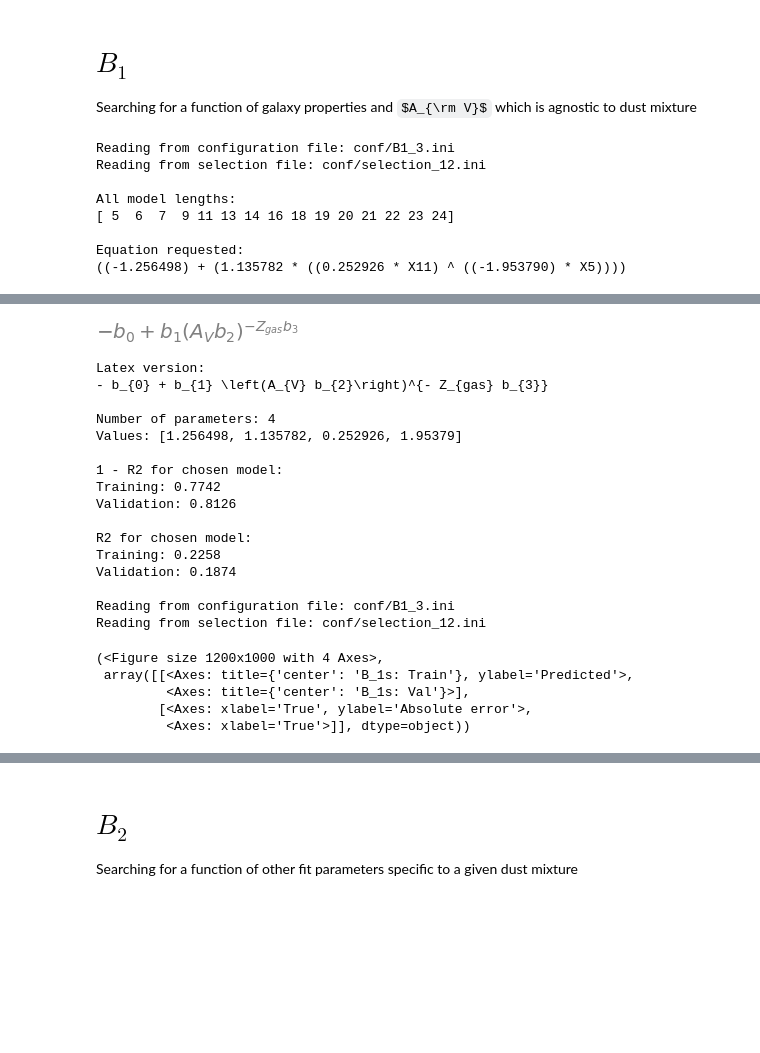
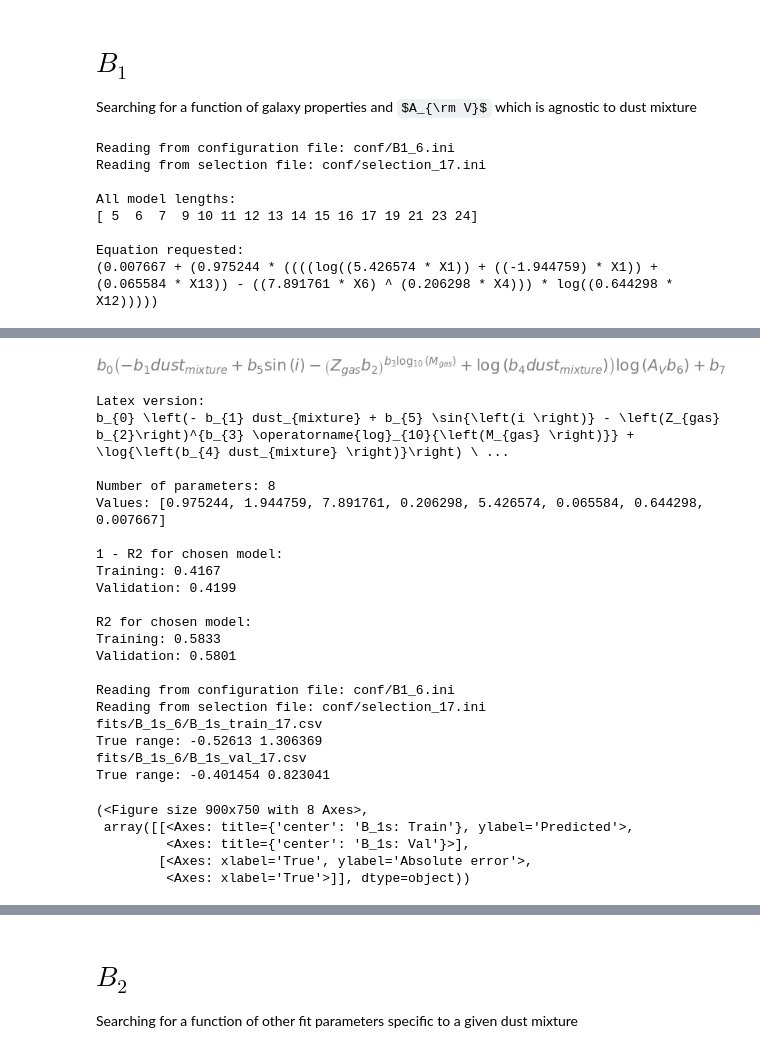
Before and after one commit to maho3/iob-attenuation, a Jupyter notebook: gal_props/gal_prop_results.ipynb, the cells around one changed output, grey strips where cells are left out. Saved outputs shown, nothing was run; the diff lists cells and outputs as text; code cells hidden in the pictures; some formulas as TeX source; blank space fills up the shorter version.

```diff
--- a/gal_props/gal_prop_results.ipynb
+++ b/gal_props/gal_prop_results.ipynb
@@ -218,17 +796,25 @@ ini_file = 'conf/B1_3.ini'; ilen = 7
 # These models do not include SFR_compact as a feature
 # and depend on dust mixture parameters
 
-# ini_file = 'conf/B1_5.ini'; ilen = None
-# ini_file = 'conf/B1_6.ini'; ilen = None
+ini_file = 'conf/B1_5.ini'; ilen = 17
+ini_file = 'conf/B1_6.ini'; ilen = 17
+
+# B1_5; ilen=17
+# Training: 0.5833
+# Validation: 0.5797
+
+# B1_6; ilen=17
+# Training: 0.5833
+# Validation: 0.5801
 
 processing_fun.plot_pareto(ini_file, ilen=ilen, yvar='R2', yscale='linear', loss_max=1.0)
 processing_fun.prediction_plots(ini_file, ilen=ilen, frac_error=False)
 # %% [output]
-Reading from configuration file: conf/B1_3.ini
-Reading from selection file: conf/selection_12.ini
+Reading from configuration file: conf/B1_6.ini
+Reading from selection file: conf/selection_17.ini
 
 All model lengths:
-[ 5  6  7  9 11 13 14 16 18 19 20 21 22 23 24]
+[ 5  6  7  9 10 11 12 13 14 15 16 17 19 21 23 24]
 
 Equation requested:
-((-1.256498) + (1.135782 * ((0.252926 * X11) ^ ((-1.953790) * X5))))
+(0.007667 + (0.975244 * ((((log((5.426574 * X1)) + ((-1.944759) * X1)) + (0.065584 * X13)) - ((7.891761 * X6) ^ (0.206298 * X4))) * log((0.644298 * X12)))))
@@ -235,22 +822,26 @@ Equation requested:
 Warning: galaxy_id_prop not in param_dict, using original name
-[figure, old version]
+[figure, new version]
 Latex version:
-- b_{0} + b_{1} \left(A_{V} b_{2}\right)^{- Z_{gas} b_{3}}
+b_{0} \left(- b_{1} dust_{mixture} + b_{5} \sin{\left(i \right)} - \left(Z_{gas} b_{2}\right)^{b_{3} \operatorname{log}_{10}{\left(M_{gas} \right)}} + \log{\left(b_{4} dust_{mixture} \right)}\right) \ ...
 
-Number of parameters: 4
-Values: [1.256498, 1.135782, 0.252926, 1.95379]
+Number of parameters: 8
+Values: [0.975244, 1.944759, 7.891761, 0.206298, 5.426574, 0.065584, 0.644298, 0.007667]
 
 1 - R2 for chosen model:
-Training: 0.7742
-Validation: 0.8126
+Training: 0.4167
+Validation: 0.4199
 
 R2 for chosen model:
-Training: 0.2258
-Validation: 0.1874
+Training: 0.5833
+Validation: 0.5801
 
-Reading from configuration file: conf/B1_3.ini
-Reading from selection file: conf/selection_12.ini
+Reading from configuration file: conf/B1_6.ini
+Reading from selection file: conf/selection_17.ini
+fits/B_1s_6/B_1s_train_17.csv
+True range: -0.52613 1.306369
+fits/B_1s_6/B_1s_val_17.csv
+True range: -0.401454 0.823041
-(<Figure size 1200x1000 with 4 Axes>,
+(<Figure size 900x750 with 8 Axes>,
  array([[<Axes: title={'center': 'B_1s: Train'}, ylabel='Predicted'>,
          <Axes: title={'center': 'B_1s: Val'}>],
         [<Axes: xlabel='True', ylabel='Absolute error'>,
```
Also changed, not shown: parts of 17 cells of this notebook, 8 other files.
